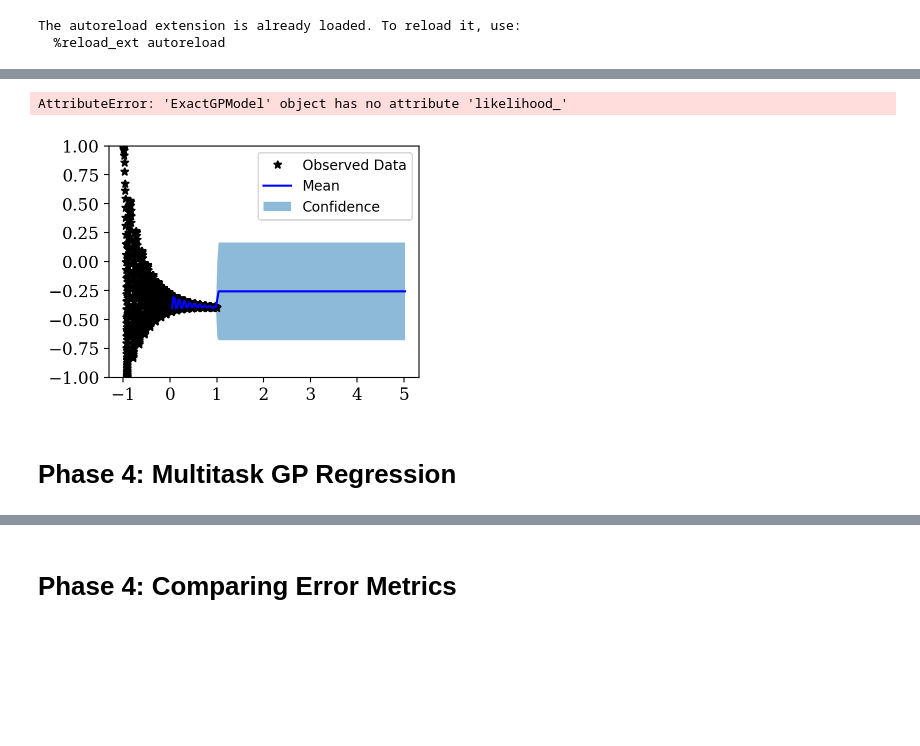
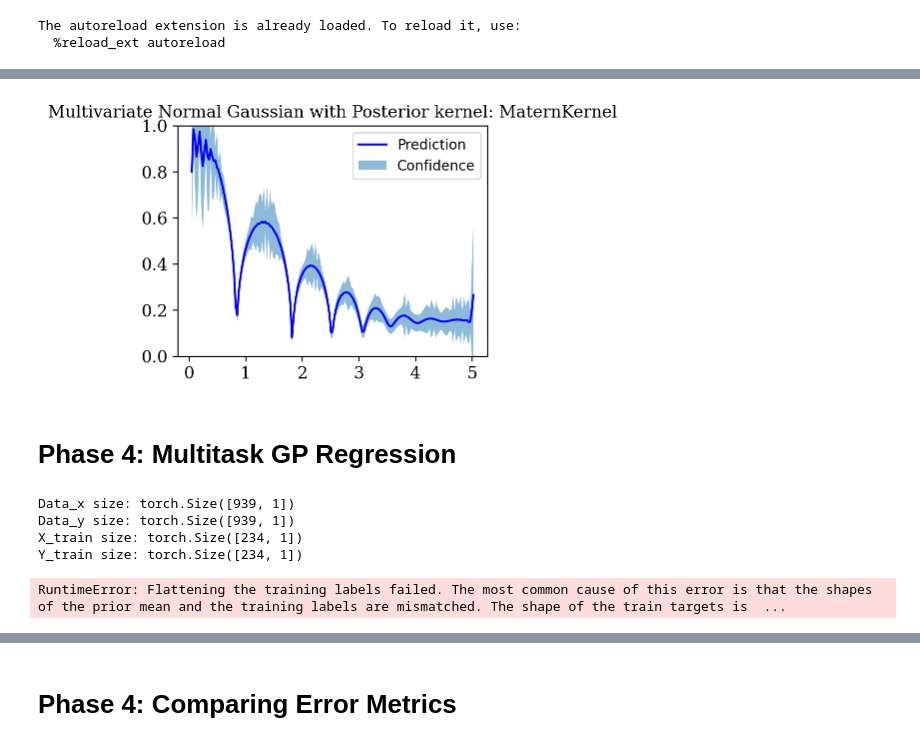
Before and after one commit to InertialMicrocavitationRheometry/IMRv2, a Jupyter notebook: analysis/3dasm_Project_singlefidelity.ipynb, the cells around one changed output, grey strips where cells are left out. Cells and saved outputs as stored; diff of their text form; code cells hidden in the pictures; blank space fills up the shorter version.

Commit message:
Finalized images for 3dasm presentation

```diff
--- a/analysis/3dasm_Project_singlefidelity.ipynb
+++ b/analysis/3dasm_Project_singlefidelity.ipynb
@@ -1455,0 +1563,17 @@ Iter 125/125 - Loss: -2.042   lengthscale: 0.009   noise: 0.000   Gradient Norm:
+# %%
+import gpytorch
+
+class ExactGPModel(gpytorch.models.ExactGP):
+    def __init__(self, train_x_LF, train_y_LF, likelihood):
+        super(ExactGPModel, self).__init__(train_x_LF, train_y_LF, likelihood)
+        self.mean_module = gpytorch.means.ConstantMean()
+
+        # Use Matern kernel instead of RBF
+        self.covar_module = gpytorch.kernels.ScaleKernel(
+            gpytorch.kernels.MaternKernel(nu=2.5)  # You can adjust the value of nu as needed
+        )
+
+    def forward(self, x):
+        mean_x = self.mean_module(x)
+        covar_x = self.covar_module(x)
+        return gpytorch.distributions.MultivariateNormal(mean_x, covar_x)
@@ -1466,33 +1727,38 @@ with torch.no_grad(), gpytorch.settings.fast_pred_var():
 # %%
 with torch.no_grad():
     # Initialize plot
     f, ax = plt.subplots(1, 1, figsize=(4, 3))
     # Get upper and lower confidence bounds
     lower, upper = observed_pred.confidence_region()
 
     # Flatten tensors and convert to NumPy arrays
     train_x_LF_np = train_x_LF.numpy().flatten()
     train_y_LF_np = train_y_LF.numpy().flatten()
     x_test_HF_np = x_test_HF.numpy().flatten()
     observed_mean_np = observed_pred.mean.numpy().flatten()
 
     # Plot training data as black stars
-    ax.plot(train_x_LF_np, train_y_LF_np, 'k*')
+    #ax.plot(train_x_LF_np, train_y_LF_np, 'k*')
     # Plot predictive means as blue line
     ax.plot(x_test_HF_np, observed_mean_np, 'b')
     # Shade between the lower and upper confidence bounds
     ax.fill_between(x_test_HF_np, lower.numpy().flatten(), upper.numpy().flatten(), alpha=0.5)
-    ax.set_ylim([-1.0, 1.0])
-    ax.legend(['Observed Data', 'Mean', 'Confidence'])
+    ax.set_ylim([0, 1.0])
+    ax.legend(['Prediction','Confidence'])
 
     plt.xticks(fontname = "serif", fontsize=12)
     plt.yticks(fontname = "serif", fontsize=12)
-    ax.set_title("Multivariate Normal Gaussian with Posterior kernel: %s"
-              % model.likelihood_, font) # Show in the title the value of the hyperparameters
-    plt.savefig("multifidelity_singletask.png", bbox_inches="tight")
+
+    # Assuming your model has a `covar_module` attribute
+    #kernel_type = type(model.covar_module).__name__
+    mean_type = type(model.mean_module).__name__
+    kernel_type = type(model.covar_module.base_kernel).__name__
+    #ax.set_title("Multivariate Normal Gaussian with Posterior Mean: %s, Kernel: %s" % (mean_type, kernel_type), font)
+    ax.set_title("Multivariate Normal Gaussian with Posterior kernel: %s" % kernel_type, font)
+
+    plt.savefig("multifidelity_singletask_gpy_m_nopoints.png", bbox_inches="tight")
 # %% [output]
-AttributeError: 'ExactGPModel' object has no attribute 'likelihood_'
-[figure, old version]
+[figure, new version]
 # %% [markdown]
 # Phase 4: Multitask GP Regression
 # %%
@@ -1527,6 +1793,13 @@ print("Y_train size:", Y_train.size())
 output = model(X_train)
 print(output)
 
-numtasks=2
-Y_train_reshaped = Y_train.view(-1, 1).expand(-1, numtasks)
-print("Y_train_reshaped:", Y_train_reshaped.size())
+
+#numtasks=2
+#Y_train_reshaped = Y_train.view(-1, 1).expand(-1, numtasks)
+#print("Y_train_reshaped:", Y_train_reshaped.size())
+# %% [output]
+Data_x size: torch.Size([939, 1])
+Data_y size: torch.Size([939, 1])
+X_train size: torch.Size([234, 1])
+Y_train size: torch.Size([234, 1])
+RuntimeError: Flattening the training labels failed. The most common cause of this error is that the shapes of the prior mean and the training labels are mismatched. The shape of the train targets is  ...
```
Also changed, not shown: parts of 23 cells of this notebook, 2 other files.
